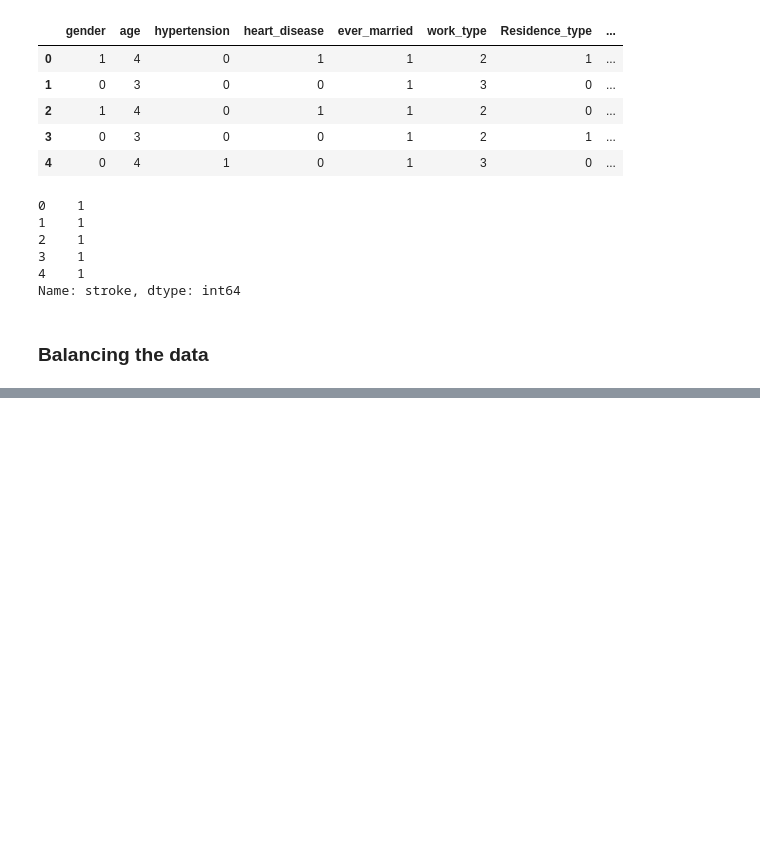
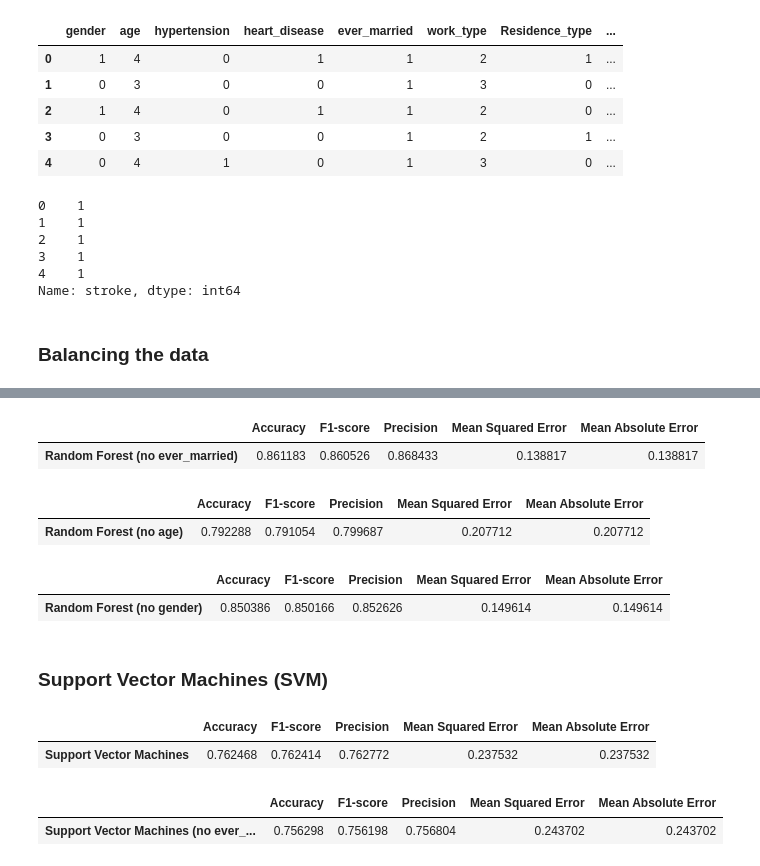
Before and after one commit to danodoms/Classification-Models-Evaluation, a Jupyter notebook: final exam.ipynb, the cells around one changed output, grey strips where cells are left out. Drawn from its saved outputs; the diff is of its cells as text; code cells hidden in the pictures; blank space fills up the shorter version.

```diff
--- a/final exam.ipynb
+++ b/final exam.ipynb
@@ -344,0 +371,28 @@ ValueError: Cannot convert float NaN to integer
+# %%
+tabulize_model_results(random_forest_model,"Random Forest (no ever_married)", x_smote_noEverMarried, y_smote,)
+# %% [output]
+|  | Accuracy | F1-score | Precision | Mean Squared Error | Mean Absolute Error |
+| Random Forest (no ever_married) | 0.861183 | 0.860526 | 0.868433 | 0.138817 | 0.138817 |
+# %%
+tabulize_model_results(random_forest_model,"Random Forest (no age)", x_smote_noAge, y_smote,)
+# %% [output]
+|  | Accuracy | F1-score | Precision | Mean Squared Error | Mean Absolute Error |
+| Random Forest (no age) | 0.792288 | 0.791054 | 0.799687 | 0.207712 | 0.207712 |
+# %%
+tabulize_model_results(random_forest_model,"Random Forest (no gender)", x_smote_noGender, y_smote,)
+# %% [output]
+|  | Accuracy | F1-score | Precision | Mean Squared Error | Mean Absolute Error |
+| Random Forest (no gender) | 0.850386 | 0.850166 | 0.852626 | 0.149614 | 0.149614 |
+# %% [markdown]
+### **Support Vector Machines (SVM)**
+# %%
+svm_model = SVC(random_state=42);
+tabulize_model_results(svm_model, "Support Vector Machines", x_smote, y_smote)
+# %% [output]
+|  | Accuracy | F1-score | Precision | Mean Squared Error | Mean Absolute Error |
+| Support Vector Machines | 0.762468 | 0.762414 | 0.762772 | 0.237532 | 0.237532 |
+# %%
+tabulize_model_results(svm_model, "Support Vector Machines (no ever_married)", x_smote_noEverMarried, y_smote)
+# %% [output]
+|  | Accuracy | F1-score | Precision | Mean Squared Error | Mean Absolute Error |
+| Support Vector Machines (no ever_... | 0.756298 | 0.756198 | 0.756804 | 0.243702 | 0.243702 |
```
Also changed, not shown: parts of 12 cells of this notebook.
